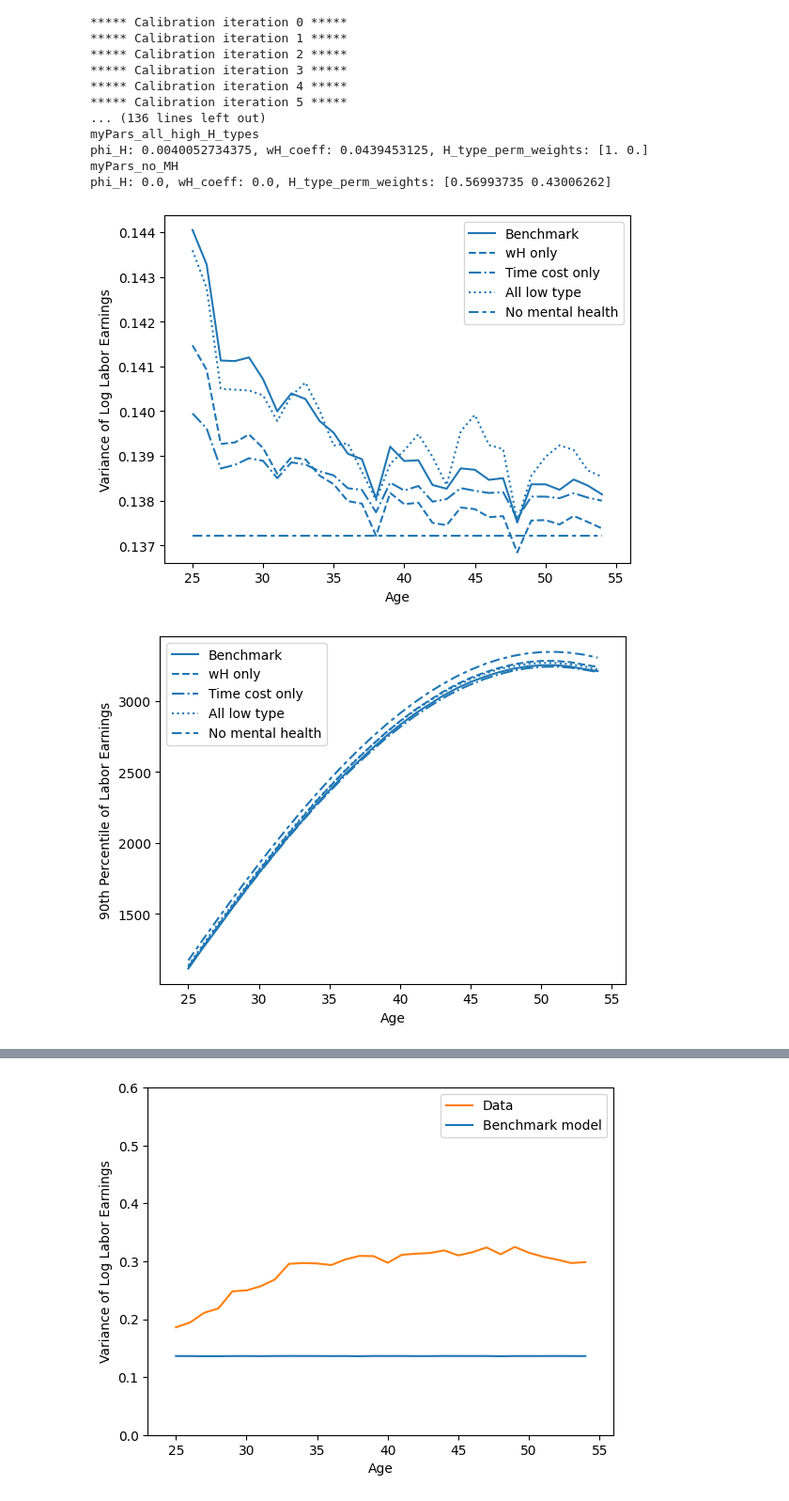
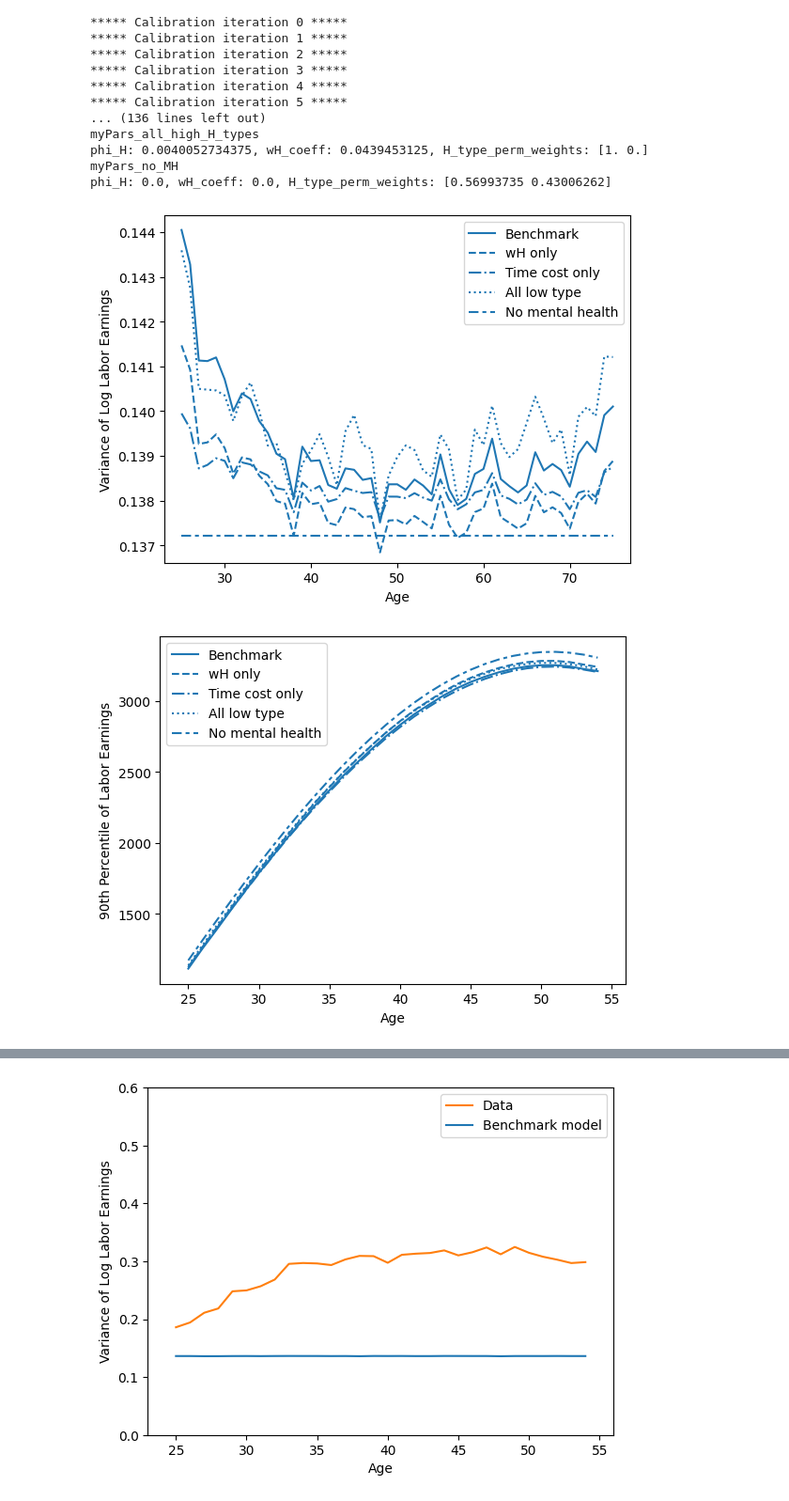
Before and after one commit to bboyajian253/discrete_lab_lc_model, a Jupyter notebook: my_code/model_uncert/code/counterfacts_trans.ipynb, the cells around one changed output, grey strips where cells are left out. Shown at 94% size. Cells and saved outputs as stored; diff of their text form; code cells hidden in the pictures.

```diff
--- a/my_code/model_uncert/code/counterfacts_trans.ipynb
+++ b/my_code/model_uncert/code/counterfacts_trans.ipynb
@@ -165,41 +165,41 @@ y_label_root = "Labor Earnings"
 y_axis_label_var = "Variance of Log" + " " + y_label_root
 my_label_lists = [["Benchmark"], ["wH only"], ["Time cost only"], ["All low type"],["No mental health"]]
 
-fig_var_benchmark, ax_var_benchmark = plot_ineq.plot_var_log_sim(myPars_bench,sims_bench["lab_earnings"], y_axis_label_var, outpath, quietly = quietly)
-fig_var_no_cost, ax_var_no_cost = plot_ineq.plot_var_log_sim(myPars_no_cost, sims_no_cost["lab_earnings"], y_axis_label_var, outpath, quietly = quietly)
-fig_var_no_wH, ax_var_no_wH = plot_ineq.plot_var_log_sim(myPars_no_wH, sims_no_wH["lab_earnings"], y_axis_label_var, outpath, quietly = quietly)
-fig_var_all_high_H_types, ax_var_all_high_H_types = plot_ineq.plot_var_log_sim(myPars_all_high_H_types, sims_all_high_H_types["lab_earnings"], y_axis_label_var, outpath, quietly = quietly)
-fig_var_no_MH, ax_var_no_MH = plot_ineq.plot_var_log_sim(myPars_no_MH, sims_no_MH["lab_earnings"], y_axis_label_var, outpath, quietly = quietly)
+fig_var_benchmark, ax_var_benchmark = plot_ineq.plot_var_log_sim(myPars_bench,sims_bench["lab_earnings"], y_axis_label_var, outpath, quietly = quietly, full_age_grid=True)
+fig_var_no_cost, ax_var_no_cost = plot_ineq.plot_var_log_sim(myPars_no_cost, sims_no_cost["lab_earnings"], y_axis_label_var, outpath, quietly = quietly, full_age_grid=True)
+fig_var_no_wH, ax_var_no_wH = plot_ineq.plot_var_log_sim(myPars_no_wH, sims_no_wH["lab_earnings"], y_axis_label_var, outpath, quietly = quietly, full_age_grid=True)
+fig_var_all_high_H_types, ax_var_all_high_H_types = plot_ineq.plot_var_log_sim(myPars_all_high_H_types, sims_all_high_H_types["lab_earnings"], y_axis_label_var, outpath, quietly = quietly, full_age_grid=True)
+fig_var_no_MH, ax_var_no_MH = plot_ineq.plot_var_log_sim(myPars_no_MH, sims_no_MH["lab_earnings"], y_axis_label_var, outpath, quietly = quietly, full_age_grid=True)
 
 bench_perc_plot_list = plot_ineq.plot_many_sim_perc_ratio(myPars_bench, sims_bench["lab_earnings"], y_label_root, outpath, quietly = quietly)
 no_cost_perc_plot_list = plot_ineq.plot_many_sim_perc_ratio(myPars_no_cost, sims_no_cost["lab_earnings"], y_label_root, outpath, quietly = quietly)
 no_wH_perc_plot_list = plot_ineq.plot_many_sim_perc_ratio(myPars_no_wH, sims_no_wH["lab_earnings"], y_label_root, outpath, quietly = quietly)
 all_high_H_types_perc_plot_list = plot_ineq.plot_many_sim_perc_ratio(myPars_all_high_H_types, sims_all_high_H_types["lab_earnings"], y_label_root, outpath, quietly = quietly)
 no_MH_perc_plot_list = plot_ineq.plot_many_sim_perc_ratio(myPars_no_MH, sims_no_MH["lab_earnings"], y_label_root, outpath, quietly = quietly)
 
 main_path = "C:/Users/Ben/My Drive/PhD/PhD Year 3/3rd Year Paper/Model/My Code/MH_Model/my_code/model_uncert/"
 plot_save_path = outpath + "fig_earn_counter_var" + ".pdf"
 combined_plot_list = []
 
 fig, ax = tb.combine_plots([(fig_var_benchmark, ax_var_benchmark),
                   (fig_var_no_cost, ax_var_no_cost), (fig_var_no_wH, ax_var_no_wH),
                   (fig_var_all_high_H_types, ax_var_all_high_H_types), (fig_var_no_MH, ax_var_no_MH)],
                     save_path = plot_save_path, label_lists = my_label_lists, quietly = False)
 y_lim_percentile = [0.0, 5.0]
 
 for i in range(len(bench_perc_plot_list)):
     plot_save_path = outpath + f"fig_earn_counter{i}.pdf"
     my_y_lim = None
     if i > 3:
         my_y_lim = y_lim_percentile
     combined_plot_list.append(tb.combine_plots([bench_perc_plot_list[i],
                     no_cost_perc_plot_list[i], no_wH_perc_plot_list[i],
                     all_high_H_types_perc_plot_list[i], no_MH_perc_plot_list[i]],
                     save_path = plot_save_path, y_lim = my_y_lim, label_lists = my_label_lists, quietly = False))
 
 plt.close("all")
 # %% [output]
-[figure, old version]
+[figure, new version]
 [figure]
 [figure]
 [figure]
```
Also changed, not shown: parts of 1 cell of this notebook, 16 other files.
